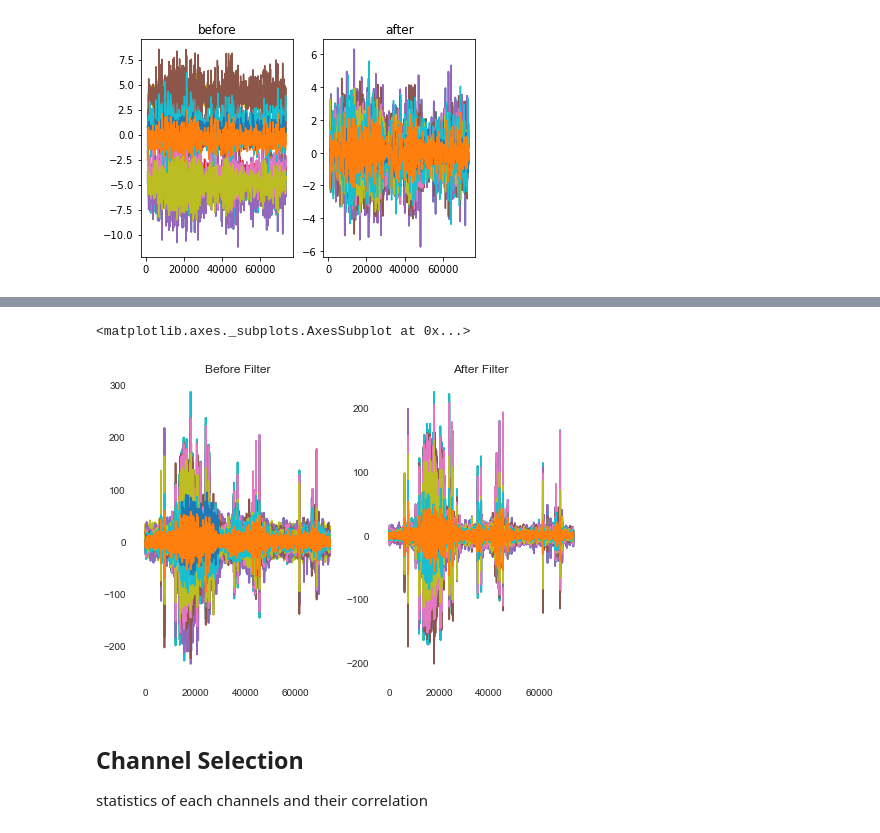
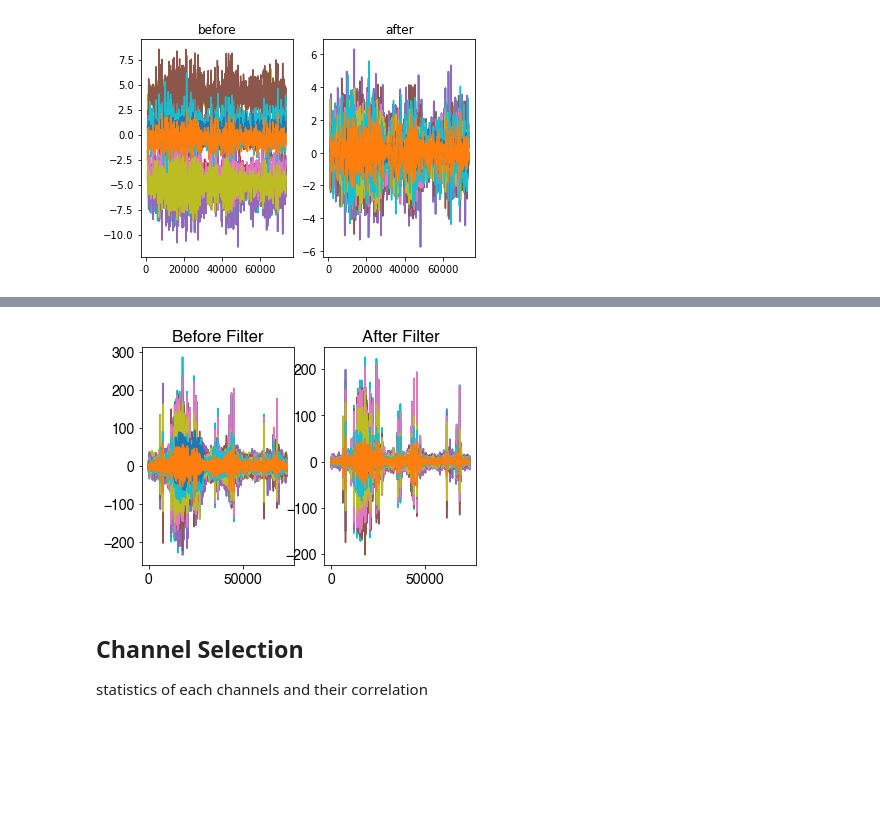
Before and after one commit to ylin00/seizurecast, a Jupyter notebook: notebooks/Preprocessing.ipynb, the cells around one changed output, grey strips where cells are left out. Drawn from its saved outputs; the diff is of its cells as text; code cells hidden in the pictures; blank space fills up the shorter version.

```diff
--- a/notebooks/Preprocessing.ipynb
+++ b/notebooks/Preprocessing.ipynb
@@ -92,9 +83,8 @@ filter = signal.firwin(400, [0.01, 0.1], pass_zero=False)
 axes[0].plot(filter)
 plt.title('Firwin(400)')
 
-df_fft = df.apply(lambda x: np.abs(fft.fft(signal.convolve(x.to_numpy(), filter, mode='same'))))
+df_fft_new = df.apply(lambda x: np.abs(fft.fft(signal.convolve(x.to_numpy(), filter, mode='same'))))
 # df_fft.plot()
-df_fft.loc[0:5000, :].plot(title = 'after', legend=False, ax=axes[1])
-df_fft.loc[0:5000, :].plot(title = 'after', legend=False)
+df_fft_new.loc[0:5000, :].plot(title = 'after', legend=False, ax=axes[1])
 # %% [output]
 <matplotlib.axes._subplots.AxesSubplot at 0x...>
@@ -103,13 +92,28 @@ df_fft.loc[0:5000, :].plot(title = 'after', legend=False)
+# %%
+def plot():
+    plt.figure(figsize=(2, 0.5))
+    plt.rcParams['font.size'] = 14
+    plt.rcParams['font.family'] = 'Helvetica'
+    fig, axes = plt.subplots(1,1, figsize=(8, 4))
+    df_fft.loc[0:5000, :].plot(title='before zoomed in', legend=False, ax=axes)
+# plot()
+def plot():
+    plt.rcParams['font.size'] = 14
+    plt.rcParams['font.family'] = 'Helvetica'
+    fig, axes = plt.subplots(1,1,figsize=(8,4))
+    df_fft_new.loc[0:5000, :].plot(title = 'after', legend=False, ax=axes)
+# plot()
 # %%
-import matplotlib.pyplot as plt
-fig, axes = plt.subplots(nrows=1, ncols=2)
+def plot():
+    import matplotlib.pyplot as plt
+    fig, axes = plt.subplots(nrows=1, ncols=2)
 
-df.plot(legend=False,title='Before Filter', ax=axes[0])
-df1 = df.apply(lambda x: np.real(signal.convolve(x.to_numpy(), filter, mode='same')))
-df1.plot(legend=False, title='After Filter', ax=axes[1])
+    df.plot(legend=False,title='Before Filter', ax=axes[0])
+    df1 = df.apply(lambda x: np.real(signal.convolve(x.to_numpy(), filter, mode='same')))
+    df1.plot(legend=False, title='After Filter', ax=axes[1])
+plot()
 # %% [output]
-<matplotlib.axes._subplots.AxesSubplot at 0x...>
-[figure, old version]
+[figure, new version]
 # %% [markdown]
 ## Channel Selection
 statistics of each channels and their correlation
```
Also changed, not shown: parts of 6 cells of this notebook, 3 other files.
